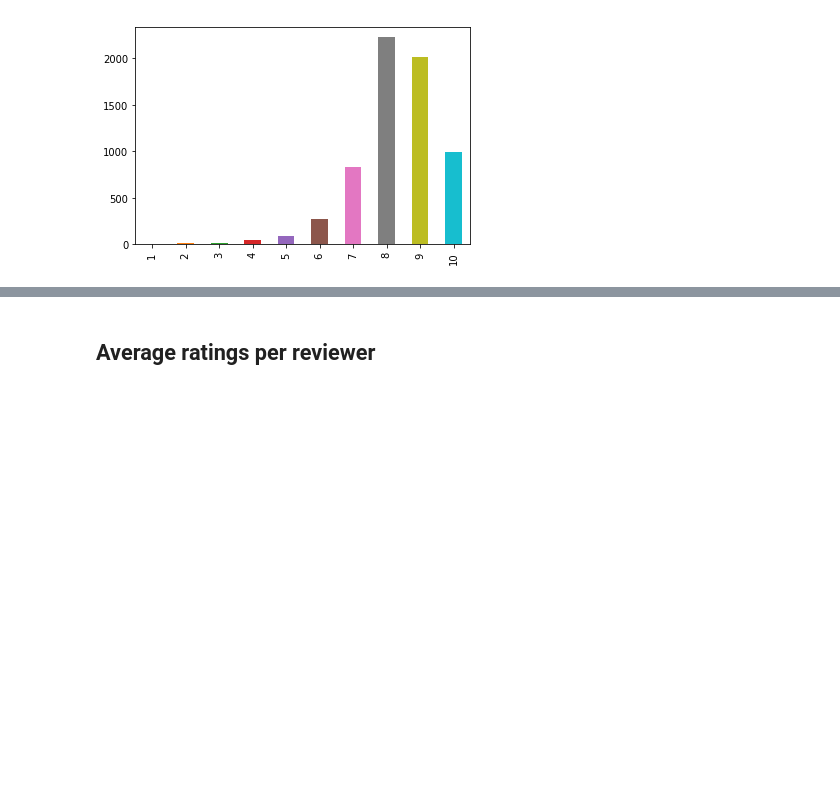
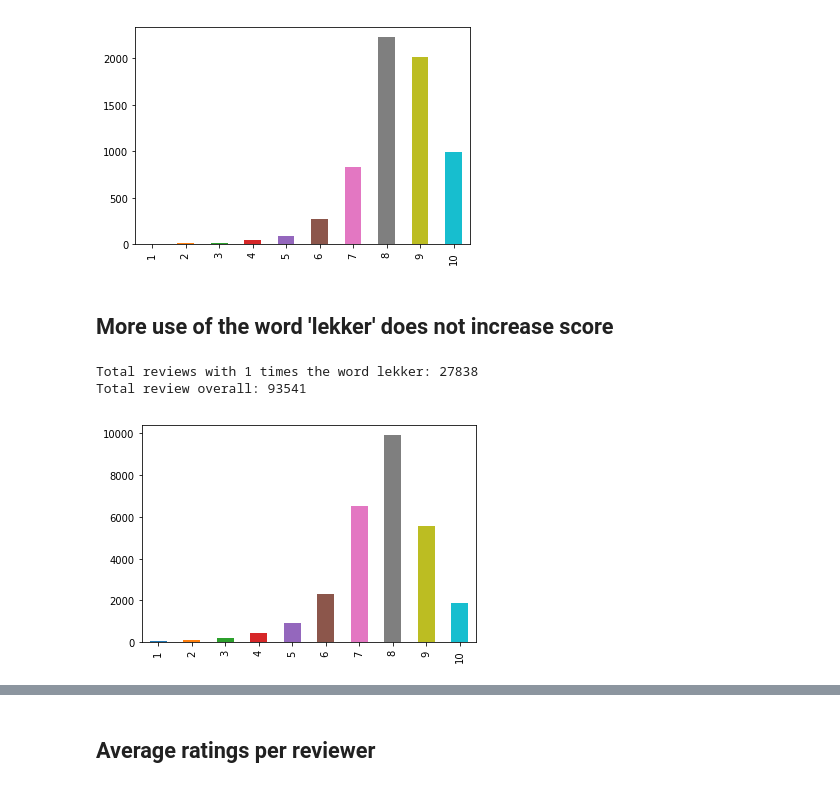
Before and after one commit to roelbertens/scrape_save_search, a Jupyter notebook: notebooks/analyse-reviews_rb.ipynb, the cells around one changed output, grey strips where cells are left out. Cells and saved outputs as stored; diff of their text form; code cells hidden in the pictures; blank space fills up the shorter version.

```diff
--- a/notebooks/analyse-reviews_rb.ipynb
+++ b/notebooks/analyse-reviews_rb.ipynb
@@ -155,3 +183,11 @@ search_for_word('top', df)
 Total reviews with 1 times the word top: 6495
 Total review overall: 93541
 [figure]
+# %% [markdown]
+## More use of the word 'lekker' does not increase score
+# %%
+search_for_word('lekker', df)
+# %% [output]
+Total reviews with 1 times the word lekker: 27838
+Total review overall: 93541
+[figure, added]
```
Also changed, not shown: parts of 25 cells of this notebook, 1 other file.
